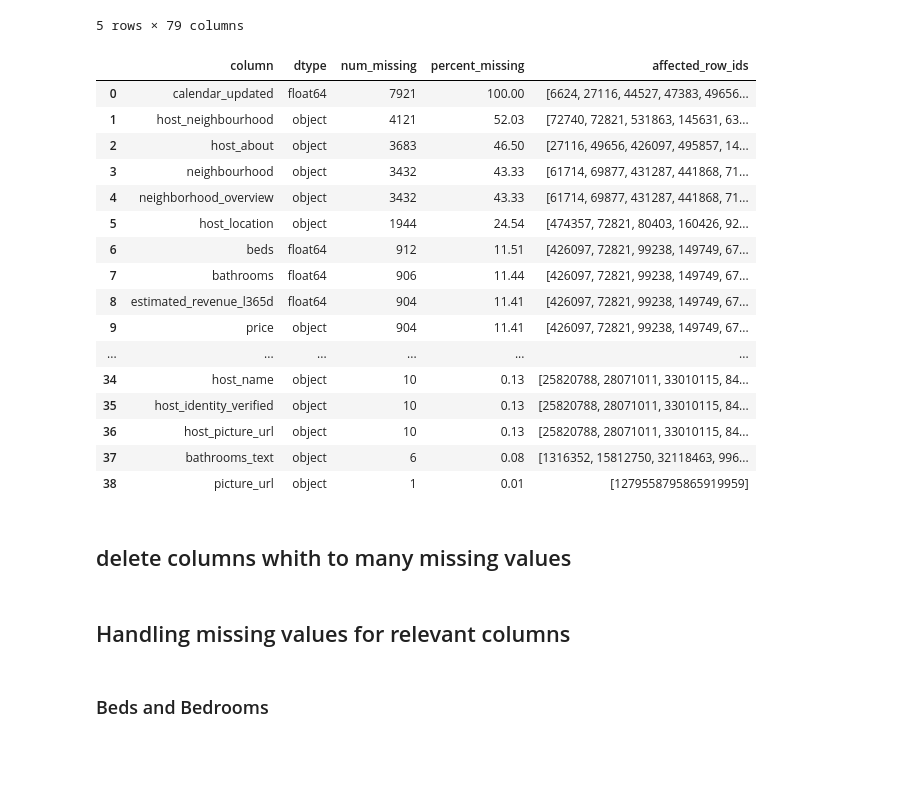
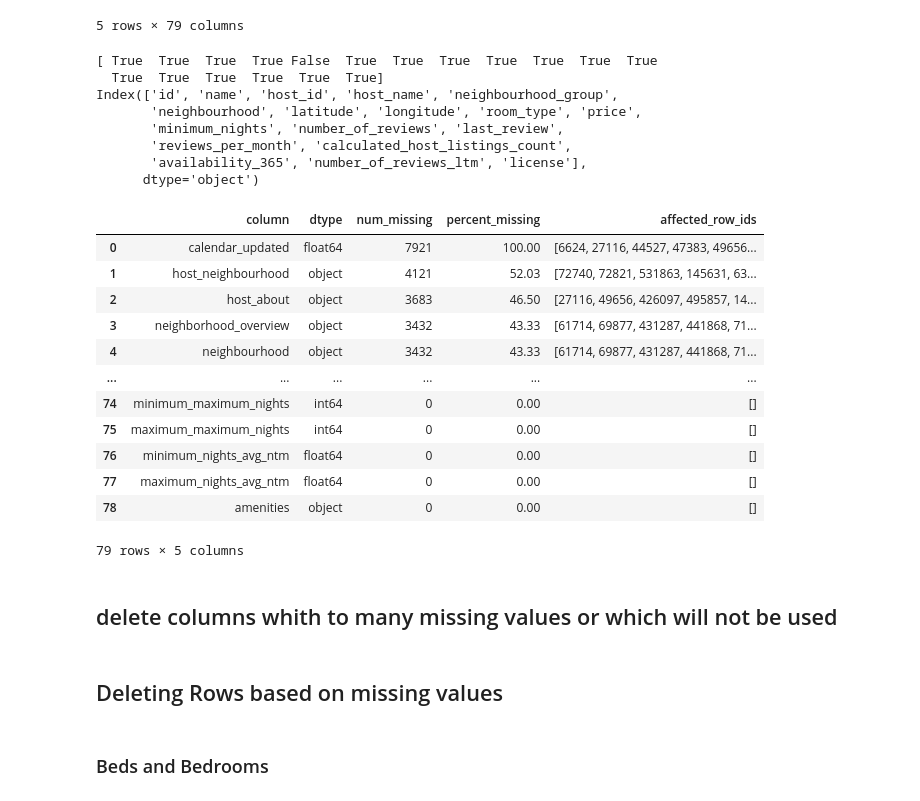
Before and after one commit to Aranidin/Project_ML_SS2025, a Jupyter notebook: Preprocessing/listings_prep.ipynb, the cells around one changed output. Drawn from its saved outputs; the diff is of its cells as text; code cells hidden in the pictures; blank space fills up the shorter version.

Commit message:
dadaprocessing for decision overview

```diff
--- a/Preprocessing/listings_prep.ipynb
+++ b/Preprocessing/listings_prep.ipynb
@@ -86,25 +64,63 @@ def missing_info(df, id_column, sort_ascending=False):
+# %%
+print(listings_simple.keys().isin(listings.keys()))
+print(listings_simple.keys())
+
+# the missing column 'neighbourhood_group' is existing in the listings df, but under the name 'neighbourhood_group_cleansed'
+# %% [output]
+[ True  True  True  True False  True  True  True  True  True  True  True
+  True  True  True  True  True  True]
+Index(['id', 'name', 'host_id', 'host_name', 'neighbourhood_group',
+       'neighbourhood', 'latitude', 'longitude', 'room_type', 'price',
+       'minimum_nights', 'number_of_reviews', 'last_review',
+       'reviews_per_month', 'calculated_host_listings_count',
+       'availability_365', 'number_of_reviews_ltm', 'license'],
+      dtype='object')
+# %%
+def missing_info(df, id_column, sort_clmn, sort_ascending=False):
+    """
+    returns Dataframe which shows information about missing values
+    for eacht column of the Dataframe
+    """
+
+    missing_info = []
+
+    for col in df.columns:
+        missing_rows = df[df[col].isnull()]
+        num_missing = missing_rows.shape[0]
+
+        row_ids = missing_rows[id_column].tolist()
+        percent_missing = round((num_missing/df.shape[0])*100, 2)
+        dtype = df[col].dtype
+        missing_info.append({
+            'column': col,
+            'dtype': str(dtype),
+            'num_missing': num_missing,
+            'percent_missing': percent_missing,
+            'affected_row_ids': row_ids
+        })
+
+    missing_df = pd.DataFrame(missing_info)
+    missing_df = missing_df.sort_values(by=sort_clmn, ascending=sort_ascending)
+    missing_df = missing_df.reset_index(drop=True)
+    return missing_df
 # %%
-missing_df = missing_info(listings, 'id', False)
+missing_df = missing_info(listings, 'id', 'percent_missing', False)
 missing_df
 # %% [output]
 |  | column | dtype | num_missing | percent_missing | affected_row_ids |
 | 0 | calendar_updated | float64 | 7921 | 100.00 | [6624, 27116, 44527, 47383, 49656... |
 | 1 | host_neighbourhood | object | 4121 | 52.03 | [72740, 72821, 531863, 145631, 63... |
 | 2 | host_about | object | 3683 | 46.50 | [27116, 49656, 426097, 495857, 14... |
-| 3 | neighbourhood | object | 3432 | 43.33 | [61714, 69877, 431287, 441868, 71... |
-| 4 | neighborhood_overview | object | 3432 | 43.33 | [61714, 69877, 431287, 441868, 71... |
-| 5 | host_location | object | 1944 | 24.54 | [474357, 72821, 80403, 160426, 92... |
-| 6 | beds | float64 | 912 | 11.51 | [426097, 72821, 99238, 149749, 67... |
-| 7 | bathrooms | float64 | 906 | 11.44 | [426097, 72821, 99238, 149749, 67... |
-| 8 | estimated_revenue_l365d | float64 | 904 | 11.41 | [426097, 72821, 99238, 149749, 67... |
-| 9 | price | object | 904 | 11.41 | [426097, 72821, 99238, 149749, 67... |
+| 3 | neighborhood_overview | object | 3432 | 43.33 | [61714, 69877, 431287, 441868, 71... |
+| 4 | neighbourhood | object | 3432 | 43.33 | [61714, 69877, 431287, 441868, 71... |
 | ... | ... | ... | ... | ... | ... |
-| 34 | host_name | object | 10 | 0.13 | [25820788, 28071011, 33010115, 84... |
-| 35 | host_identity_verified | object | 10 | 0.13 | [25820788, 28071011, 33010115, 84... |
-| 36 | host_picture_url | object | 10 | 0.13 | [25820788, 28071011, 33010115, 84... |
-| 37 | bathrooms_text | object | 6 | 0.08 | [1316352, 15812750, 32118463, 996... |
-| 38 | picture_url | object | 1 | 0.01 | [1279558795865919959] |
+| 74 | minimum_maximum_nights | int64 | 0 | 0.00 | [] |
+| 75 | maximum_maximum_nights | int64 | 0 | 0.00 | [] |
+| 76 | minimum_nights_avg_ntm | float64 | 0 | 0.00 | [] |
+| 77 | maximum_nights_avg_ntm | float64 | 0 | 0.00 | [] |
+| 78 | amenities | object | 0 | 0.00 | [] |
+79 rows × 5 columns
 # %% [markdown]
-## delete columns whith to many missing values
+## delete columns whith to many missing values or which will not be used
 # %%
 delet_columns = [
@@ -112,5 +130,5 @@ delet_columns = [
 
 listings = listings.drop(delet_columns, axis=1)
 # %% [markdown]
-## Handling missing values for relevant columns
+## Deleting Rows based on missing values
 # %%
```
Also changed, not shown: parts of 24 cells of this notebook, 1 other file.
